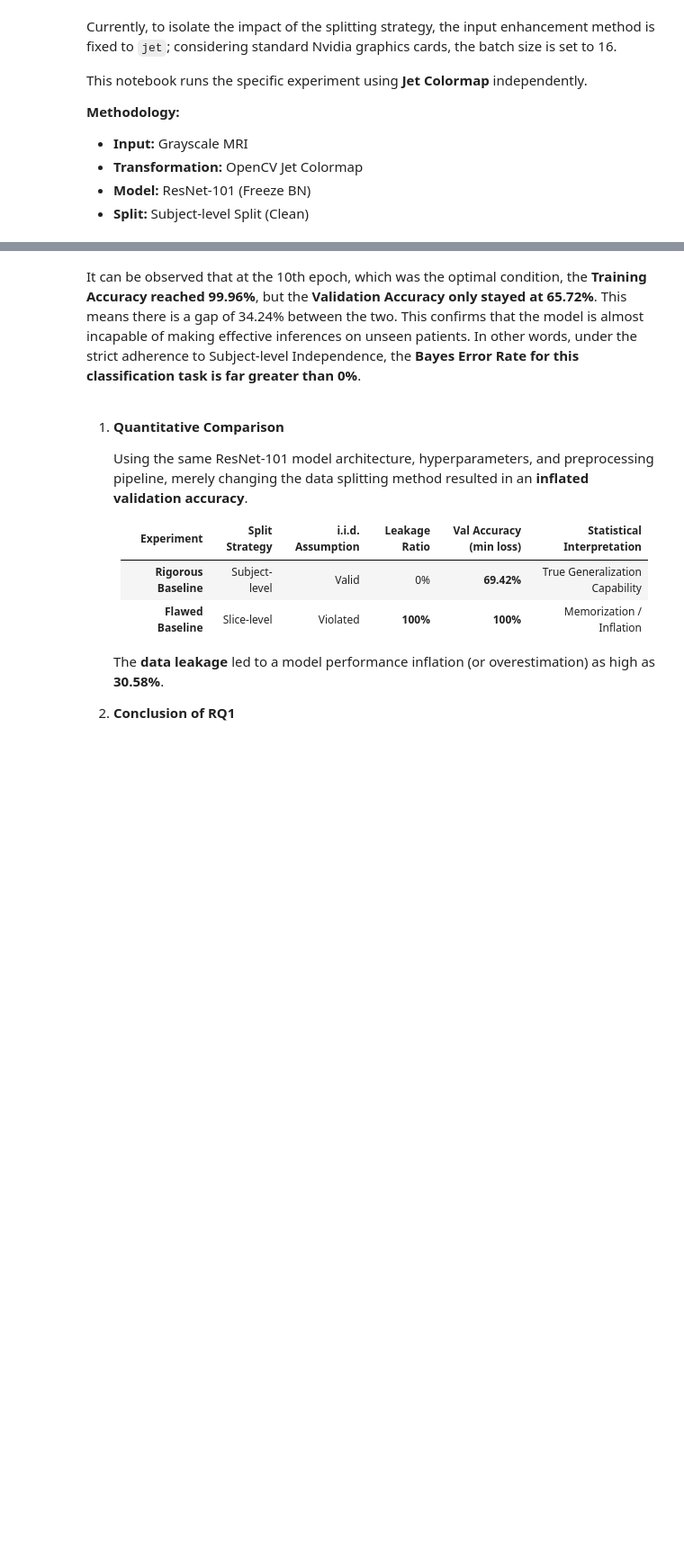
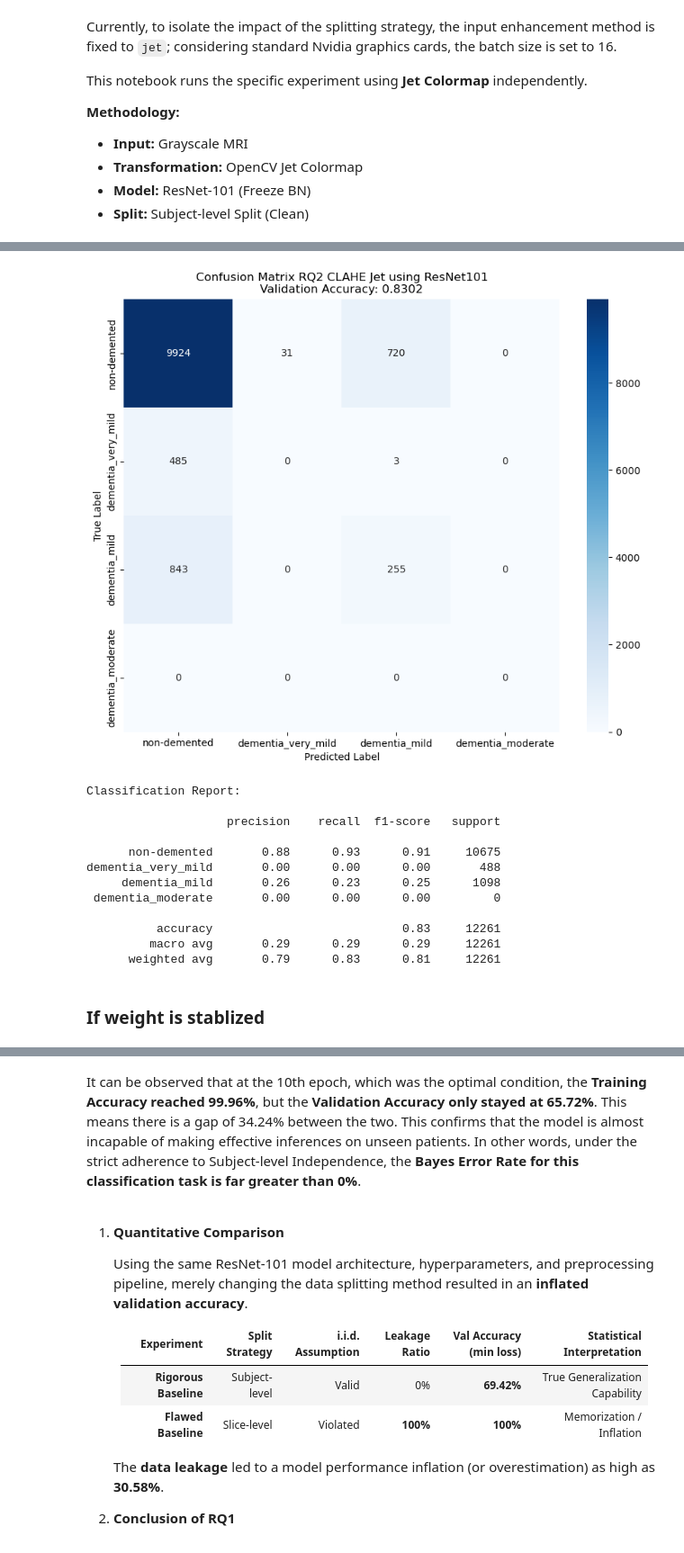
Before and after one commit to csning1998/biomedical-ml-oasis-data, a Jupyter notebook: 03_RQ2_CLAHE_Jet.ipynb, the cells around one changed output, grey strips where cells are left out. Shown at 90% size. Cells and saved outputs as stored; diff of their text form; code cells hidden in the pictures; blank space fills up the shorter version.

```diff
--- a/03_RQ2_CLAHE_Jet.ipynb
+++ b/03_RQ2_CLAHE_Jet.ipynb
@@ -167,0 +152,5 @@ Restoring model weights from the end of the best epoch: 1.
+# %%
+from execute_and_plot import evaluate_and_plot_cm
+
+evaluate_and_plot_cm(model, val_ds, title_prefix="RQ2 CLAHE Jet using ResNet101")
+# %% [output]
@@ -168,3 +160,18 @@ Restoring model weights from the end of the best epoch: 1.
+[figure, added]
+Classification Report:
+
+                    precision    recall  f1-score   support
+
+      non-demented       0.88      0.93      0.91     10675
+dementia_very_mild       0.00      0.00      0.00       488
+     dementia_mild       0.26      0.23      0.25      1098
+ dementia_moderate       0.00      0.00      0.00         0
+
+          accuracy                           0.83     12261
+         macro avg       0.29      0.29      0.29     12261
+      weighted avg       0.79      0.83      0.81     12261
+# %% [markdown]
+### If weight is stablized
 # %%
 class_weights_stabilized = {k: min(v, 10.0) for k, v in class_weights.items()}
 print("Stabilized Weights for CLAHE:", class_weights_stabilized)
```
Also changed, not shown: parts of 13 cells of this notebook, 2 other files.
